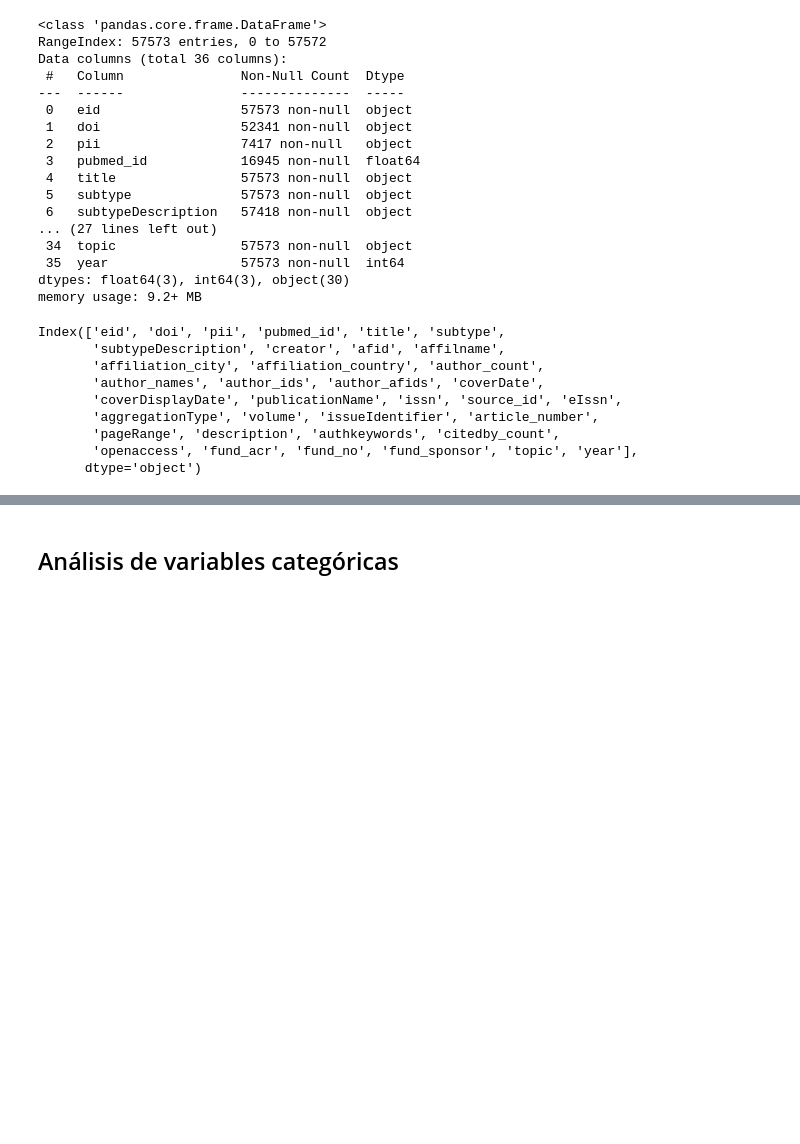
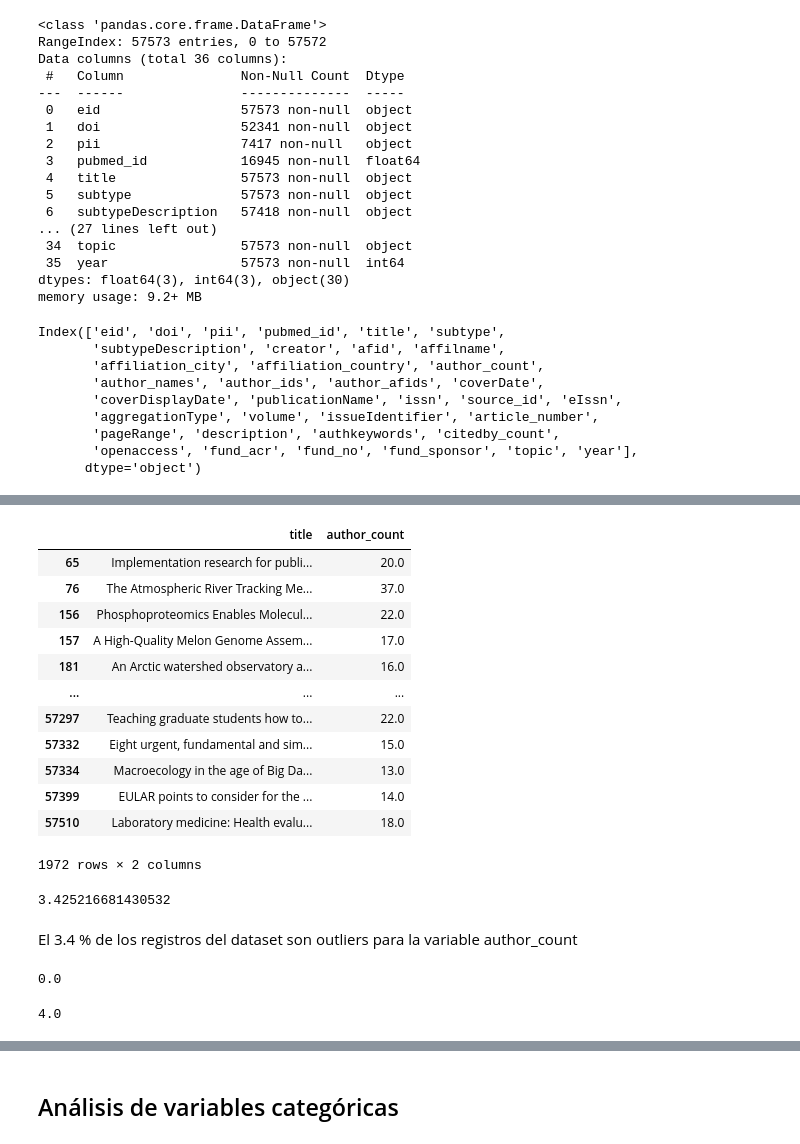
Before and after one commit to epulla/ProyectoCienciaDatos, a Jupyter notebook: AnalisisExploratorio.ipynb, the cells around one changed output, grey strips where cells are left out. Saved outputs shown, nothing was run; the diff lists cells and outputs as text; code cells hidden in the pictures; blank space fills up the shorter version.

```diff
--- a/AnalisisExploratorio.ipynb
+++ b/AnalisisExploratorio.ipynb
@@ -61,0 +85,32 @@ Index(['eid', 'doi', 'pii', 'pubmed_id', 'title', 'subtype',
+# %%
+outliers_author_count=df[['title','author_count']].loc[df['author_count']>df.author_count.quantile(0.75)+1.5*(df.author_count.quantile(0.75)-df.author_count.quantile(0.25))]
+outliers_author_count
+# %% [output]
+|  | title | author_count |
+| 65 | Implementation research for publi... | 20.0 |
+| 76 | The Atmospheric River Tracking Me... | 37.0 |
+| 156 | Phosphoproteomics Enables Molecul... | 22.0 |
+| 157 | A High-Quality Melon Genome Assem... | 17.0 |
+| 181 | An Arctic watershed observatory a... | 16.0 |
+| ... | ... | ... |
+| 57297 | Teaching graduate students how to... | 22.0 |
+| 57332 | Eight urgent, fundamental and sim... | 15.0 |
+| 57334 | Macroecology in the age of Big Da... | 13.0 |
+| 57399 | EULAR points to consider for the ... | 14.0 |
+| 57510 | Laboratory medicine: Health evalu... | 18.0 |
+1972 rows × 2 columns
+# %%
+porcentaje_out_author=outliers_author_count.title.count()/df.title.count()*100
+porcentaje_out_author
+# %% [output]
+3.425216681430532
+# %% [markdown]
+El 3.4 % de los registros del dataset son outliers para la variable author_count
+# %%
+df.citedby_count.quantile(0.25)
+# %% [output]
+0.0
+# %%
+df.citedby_count.quantile(0.75)
+# %% [output]
+4.0
```
Also changed, not shown: parts of 8 cells of this notebook.
